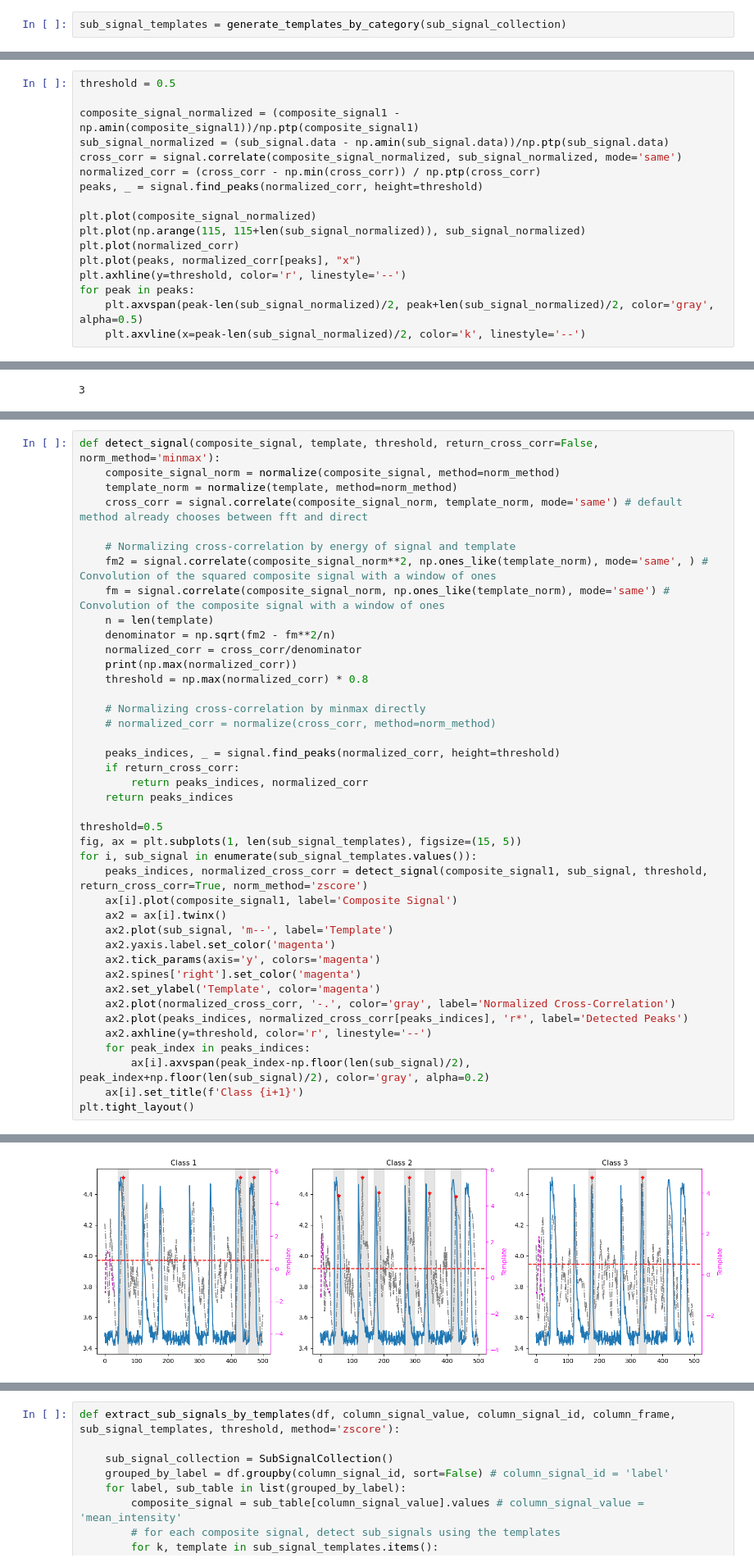
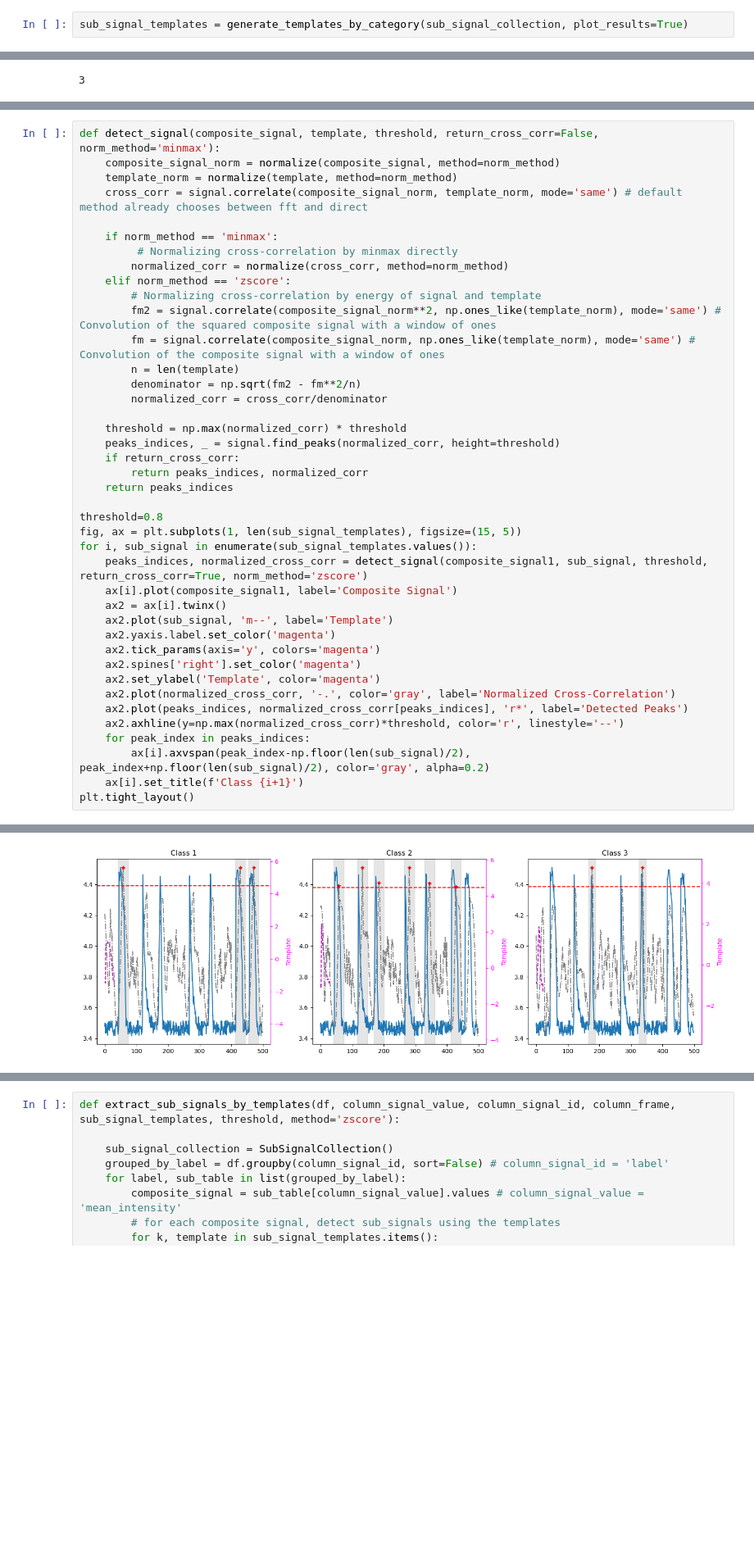
Before and after one commit to zoccoler/napari-signal-classifier, a Jupyter notebook: notebooks/WIP_sub_signal_classification_step_by_step.ipynb, the cells around one changed output, grey strips where cells are left out. Shown at 82% size. Drawn from its saved outputs; the diff is of its cells as text; blank space fills up the shorter version.

```diff
--- a/notebooks/WIP_sub_signal_classification_step_by_step.ipynb
+++ b/notebooks/WIP_sub_signal_classification_step_by_step.ipynb
@@ -638,7 +660,7 @@ generate template function is quite slow (PCA approach deforms signals)
 # %% [markdown]
 Plot templates and compare them to the original signals
 # %%
-sub_signal_templates = generate_templates_by_category(sub_signal_collection)
+sub_signal_templates = generate_templates_by_category(sub_signal_collection, plot_results=True)
 # %% [output]
 [figure]
 [figure]
@@ -676,20 +698,3 @@ Calculate cross-correlation between each normalized signal class and whole norma
 sub_signal_collection.categories
 # %% [output]
 [1, 2, 3]
-# %%
-threshold = 0.5
-
-composite_signal_normalized = (composite_signal1 - np.amin(composite_signal1))/np.ptp(composite_signal1)
-sub_signal_normalized = (sub_signal.data - np.amin(sub_signal.data))/np.ptp(sub_signal.data)
-cross_corr = signal.correlate(composite_signal_normalized, sub_signal_normalized, mode='same')
-normalized_corr = (cross_corr - np.min(cross_corr)) / np.ptp(cross_corr)
-peaks, _ = signal.find_peaks(normalized_corr, height=threshold)
-
-plt.plot(composite_signal_normalized)
-plt.plot(np.arange(115, 115+len(sub_signal_normalized)), sub_signal_normalized)
-plt.plot(normalized_corr)
-plt.plot(peaks, normalized_corr[peaks], "x")
-plt.axhline(y=threshold, color='r', linestyle='--')
-for peak in peaks:
-    plt.axvspan(peak-len(sub_signal_normalized)/2, peak+len(sub_signal_normalized)/2, color='gray', alpha=0.5)
-    plt.axvline(x=peak-len(sub_signal_normalized)/2, color='k', linestyle='--')
@@ -718,24 +719,24 @@ def detect_signal(composite_signal, template, threshold, return_cross_corr=False
     template_norm = normalize(template, method=norm_method)
     cross_corr = signal.correlate(composite_signal_norm, template_norm, mode='same') # default method already chooses between fft and direct
 
-    # Normalizing cross-correlation by energy of signal and template
-    fm2 = signal.correlate(composite_signal_norm**2, np.ones_like(template_norm), mode='same', ) # Convolution of the squared composite signal with a window of ones
-    fm = signal.correlate(composite_signal_norm, np.ones_like(template_norm), mode='same') # Convolution of the composite signal with a window of ones
-    n = len(template)
-    denominator = np.sqrt(fm2 - fm**2/n)
-    normalized_corr = cross_corr/denominator
-    print(np.max(normalized_corr))
-    threshold = np.max(normalized_corr) * 0.8
+    if norm_method == 'minmax':
+         # Normalizing cross-correlation by minmax directly
+        normalized_corr = normalize(cross_corr, method=norm_method)
+    elif norm_method == 'zscore':
+        # Normalizing cross-correlation by energy of signal and template
+        fm2 = signal.correlate(composite_signal_norm**2, np.ones_like(template_norm), mode='same') # Convolution of the squared composite signal with a window of ones
+        fm = signal.correlate(composite_signal_norm, np.ones_like(template_norm), mode='same') # Convolution of the composite signal with a window of ones
+        n = len(template)
+        denominator = np.sqrt(fm2 - fm**2/n)
+        normalized_corr = cross_corr/denominator
 
-    # Normalizing cross-correlation by minmax directly
-    # normalized_corr = normalize(cross_corr, method=norm_method)
-
+    threshold = np.max(normalized_corr) * threshold
     peaks_indices, _ = signal.find_peaks(normalized_corr, height=threshold)
     if return_cross_corr:
         return peaks_indices, normalized_corr
     return peaks_indices
 
-threshold=0.5
+threshold=0.8
 fig, ax = plt.subplots(1, len(sub_signal_templates), figsize=(15, 5))
 for i, sub_signal in enumerate(sub_signal_templates.values()):
     peaks_indices, normalized_cross_corr = detect_signal(composite_signal1, sub_signal, threshold, return_cross_corr=True, norm_method='zscore')
@@ -748,7 +749,7 @@ for i, sub_signal in enumerate(sub_signal_templates.values()):
     ax2.set_ylabel('Template', color='magenta')
     ax2.plot(normalized_cross_corr, '-.', color='gray', label='Normalized Cross-Correlation')
     ax2.plot(peaks_indices, normalized_cross_corr[peaks_indices], 'r*', label='Detected Peaks')
-    ax2.axhline(y=threshold, color='r', linestyle='--')
+    ax2.axhline(y=np.max(normalized_cross_corr)*threshold, color='r', linestyle='--')
     for peak_index in peaks_indices:
         ax[i].axvspan(peak_index-np.floor(len(sub_signal)/2), peak_index+np.floor(len(sub_signal)/2), color='gray', alpha=0.2)
     ax[i].set_title(f'Class {i+1}')
@@ -760,4 +758,4 @@ plt.tight_layout()
-[figure, old version]
+[figure, new version]
 # %%
 sub_signal_templates
 # %% [output]
```
Also changed, not shown: parts of 48 cells of this notebook.
